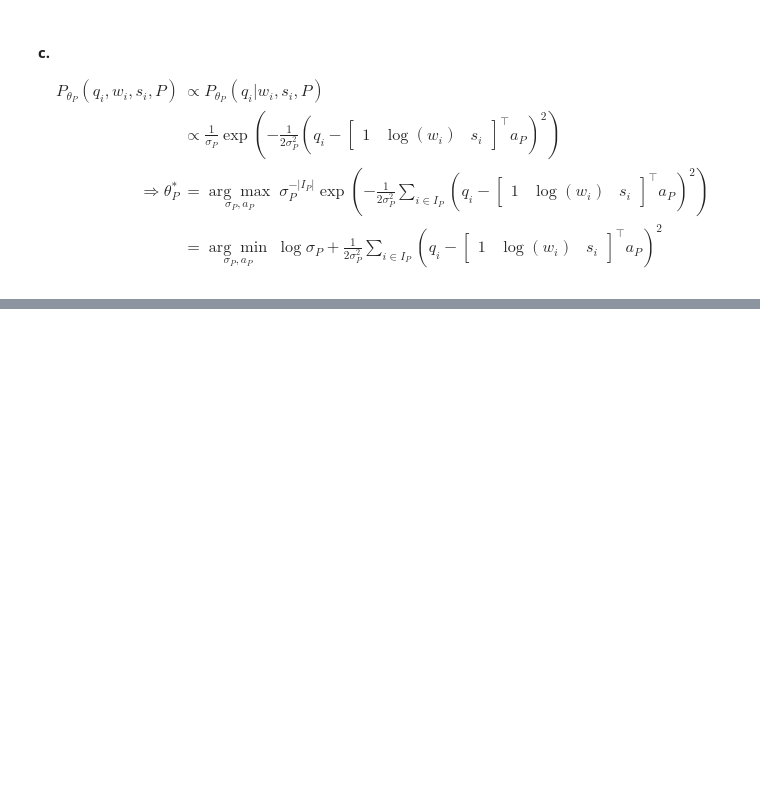
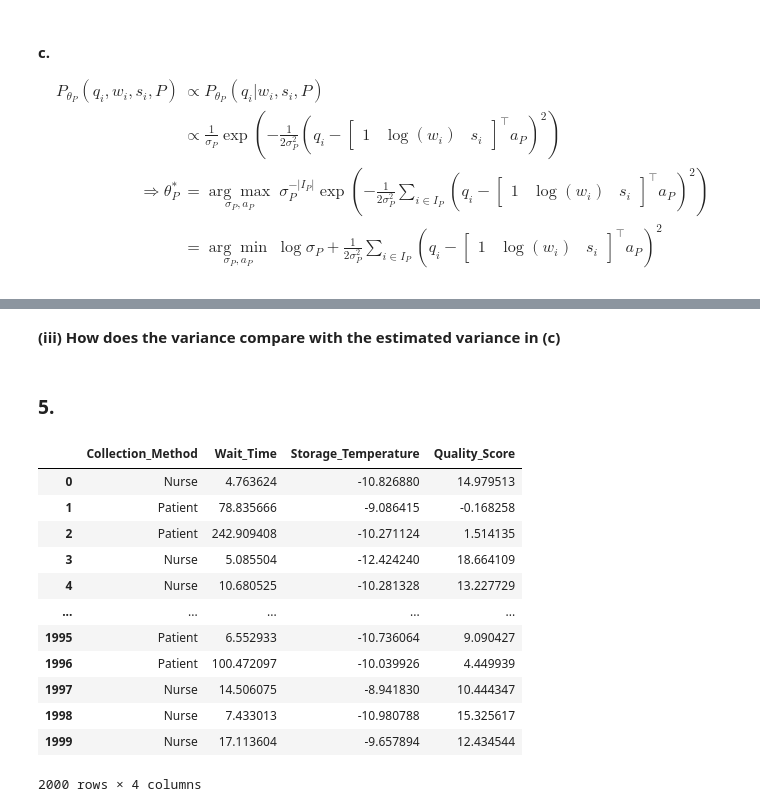
Before and after one commit to ArchieGertsman/ECE471-MP2, a Jupyter notebook: answers.ipynb, the cells around one changed output, grey strips where cells are left out. Cells and saved outputs as stored; diff of their text form; code cells hidden in the pictures; blank space fills up the shorter version.

```diff
--- a/answers.ipynb
+++ b/answers.ipynb
@@ -133,0 +151,25 @@ minimize(f, x0=[10,1,1,1])
+# %% [markdown]
+**(iii) How does the variance compare with the estimated variance in (c)**
+# %% [markdown]
+### 5.
+# %%
+## Train with df_qc_train and classify based on Collection_Method
+## Evaluate and create predictions with same df, but missing Collection_Method values
+# Goal: P(C | W, S, Q)
+
+
+df_qc_train
+# %% [output]
+|  | Collection_Method | Wait_Time | Storage_Temperature | Quality_Score |
+| 0 | Nurse | 4.763624 | -10.826880 | 14.979513 |
+| 1 | Patient | 78.835666 | -9.086415 | -0.168258 |
+| 2 | Patient | 242.909408 | -10.271124 | 1.514135 |
+| 3 | Nurse | 5.085504 | -12.424240 | 18.664109 |
+| 4 | Nurse | 10.680525 | -10.281328 | 13.227729 |
+| ... | ... | ... | ... | ... |
+| 1995 | Patient | 6.552933 | -10.736064 | 9.090427 |
+| 1996 | Patient | 100.472097 | -10.039926 | 4.449939 |
+| 1997 | Nurse | 14.506075 | -8.941830 | 10.444347 |
+| 1998 | Nurse | 7.433013 | -10.980788 | 15.325617 |
+| 1999 | Nurse | 17.113604 | -9.657894 | 12.434544 |
+2000 rows × 4 columns
```
Also changed, not shown: parts of 8 cells of this notebook.
